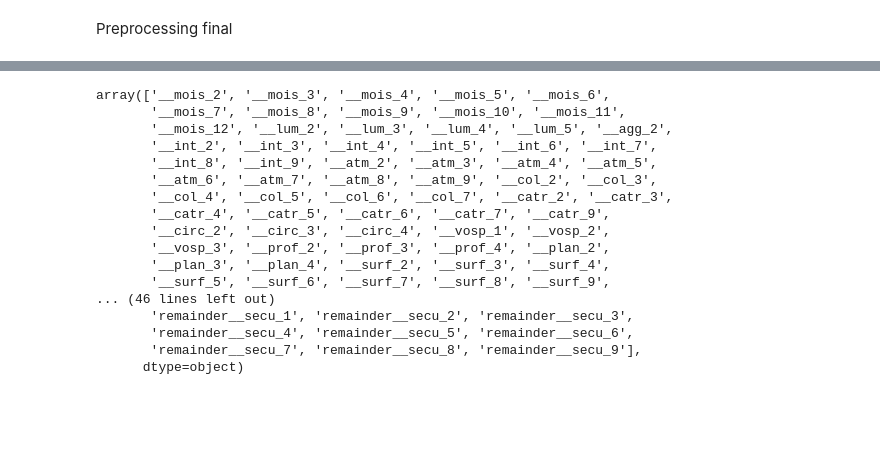
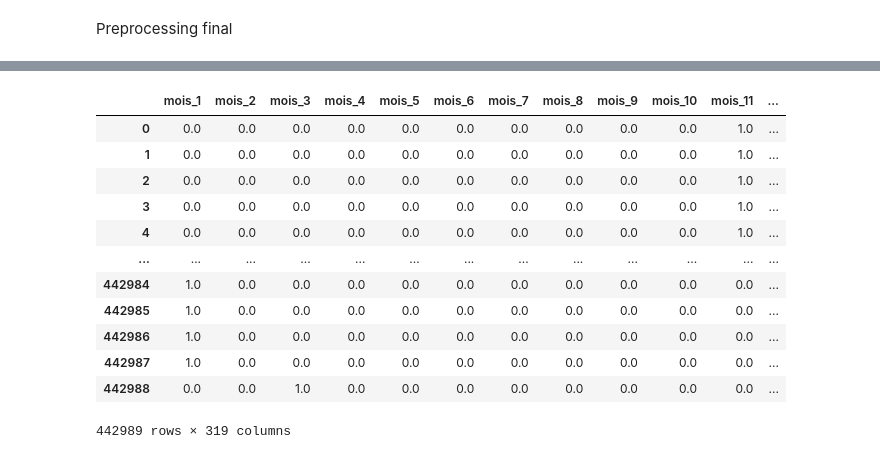
Before and after one commit to karatruc/Streamlit, a Jupyter notebook: Notebooks/Preprocessing/3.Preprocessing_final.ipynb, the cells around one changed output, grey strips where cells are left out. Drawn from its saved outputs; the diff is of its cells as text; code cells hidden in the pictures; blank space fills up the shorter version.

Commit message:
Pipeline

```diff
--- a/Notebooks/Preprocessing/3.Preprocessing_final.ipynb
+++ b/Notebooks/Preprocessing/3.Preprocessing_final.ipynb
@@ -53,21 +24,27 @@ transformed_df
-# %%
-transformer.get_feature_names_out()
-# %% [output]
-array(['__mois_2', '__mois_3', '__mois_4', '__mois_5', '__mois_6',
-       '__mois_7', '__mois_8', '__mois_9', '__mois_10', '__mois_11',
-       '__mois_12', '__lum_2', '__lum_3', '__lum_4', '__lum_5', '__agg_2',
-       '__int_2', '__int_3', '__int_4', '__int_5', '__int_6', '__int_7',
-       '__int_8', '__int_9', '__atm_2', '__atm_3', '__atm_4', '__atm_5',
-       '__atm_6', '__atm_7', '__atm_8', '__atm_9', '__col_2', '__col_3',
-       '__col_4', '__col_5', '__col_6', '__col_7', '__catr_2', '__catr_3',
-       '__catr_4', '__catr_5', '__catr_6', '__catr_7', '__catr_9',
-       '__circ_2', '__circ_3', '__circ_4', '__vosp_1', '__vosp_2',
-       '__vosp_3', '__prof_2', '__prof_3', '__prof_4', '__plan_2',
-       '__plan_3', '__plan_4', '__surf_2', '__surf_3', '__surf_4',
-       '__surf_5', '__surf_6', '__surf_7', '__surf_8', '__surf_9',
-... (46 lines left out)
-       'remainder__secu_1', 'remainder__secu_2', 'remainder__secu_3',
-       'remainder__secu_4', 'remainder__secu_5', 'remainder__secu_6',
-       'remainder__secu_7', 'remainder__secu_8', 'remainder__secu_9'],
-      dtype=object)
+# %%
+#binarisation des variables catégorielle
+from sklearn.compose import make_column_transformer
+from sklearn.pipeline import make_pipeline
+
+encoder = OneHotEncoder(sparse_output=False)
+
+transformer = make_column_transformer((encoder, cat_cols), remainder='passthrough', verbose_feature_names_out=False)
+transformed=transformer.fit_transform(data)
+#data = pd.get_dummies(data = data, columns=cat_cols, dtype='int64', drop_first=True)
+# %%
+pd.DataFrame(transformer.transform(data), columns=transformer.get_feature_names_out(), index=data.index)
+# %% [output]
+|  | mois_1 | mois_2 | mois_3 | mois_4 | mois_5 | mois_6 | mois_7 | mois_8 | mois_9 | mois_10 | mois_11 | ... |
+| 0 | 0.0 | 0.0 | 0.0 | 0.0 | 0.0 | 0.0 | 0.0 | 0.0 | 0.0 | 0.0 | 1.0 | ... |
+| 1 | 0.0 | 0.0 | 0.0 | 0.0 | 0.0 | 0.0 | 0.0 | 0.0 | 0.0 | 0.0 | 1.0 | ... |
+| 2 | 0.0 | 0.0 | 0.0 | 0.0 | 0.0 | 0.0 | 0.0 | 0.0 | 0.0 | 0.0 | 1.0 | ... |
+| 3 | 0.0 | 0.0 | 0.0 | 0.0 | 0.0 | 0.0 | 0.0 | 0.0 | 0.0 | 0.0 | 1.0 | ... |
+| 4 | 0.0 | 0.0 | 0.0 | 0.0 | 0.0 | 0.0 | 0.0 | 0.0 | 0.0 | 0.0 | 1.0 | ... |
+| ... | ... | ... | ... | ... | ... | ... | ... | ... | ... | ... | ... | ... |
+| 442984 | 1.0 | 0.0 | 0.0 | 0.0 | 0.0 | 0.0 | 0.0 | 0.0 | 0.0 | 0.0 | 0.0 | ... |
+| 442985 | 1.0 | 0.0 | 0.0 | 0.0 | 0.0 | 0.0 | 0.0 | 0.0 | 0.0 | 0.0 | 0.0 | ... |
+| 442986 | 1.0 | 0.0 | 0.0 | 0.0 | 0.0 | 0.0 | 0.0 | 0.0 | 0.0 | 0.0 | 0.0 | ... |
+| 442987 | 1.0 | 0.0 | 0.0 | 0.0 | 0.0 | 0.0 | 0.0 | 0.0 | 0.0 | 0.0 | 0.0 | ... |
+| 442988 | 0.0 | 0.0 | 1.0 | 0.0 | 0.0 | 0.0 | 0.0 | 0.0 | 0.0 | 0.0 | 0.0 | ... |
+442989 rows × 319 columns
 # %%
```
Also changed, not shown: parts of 4 cells of this notebook, 2 other files.
